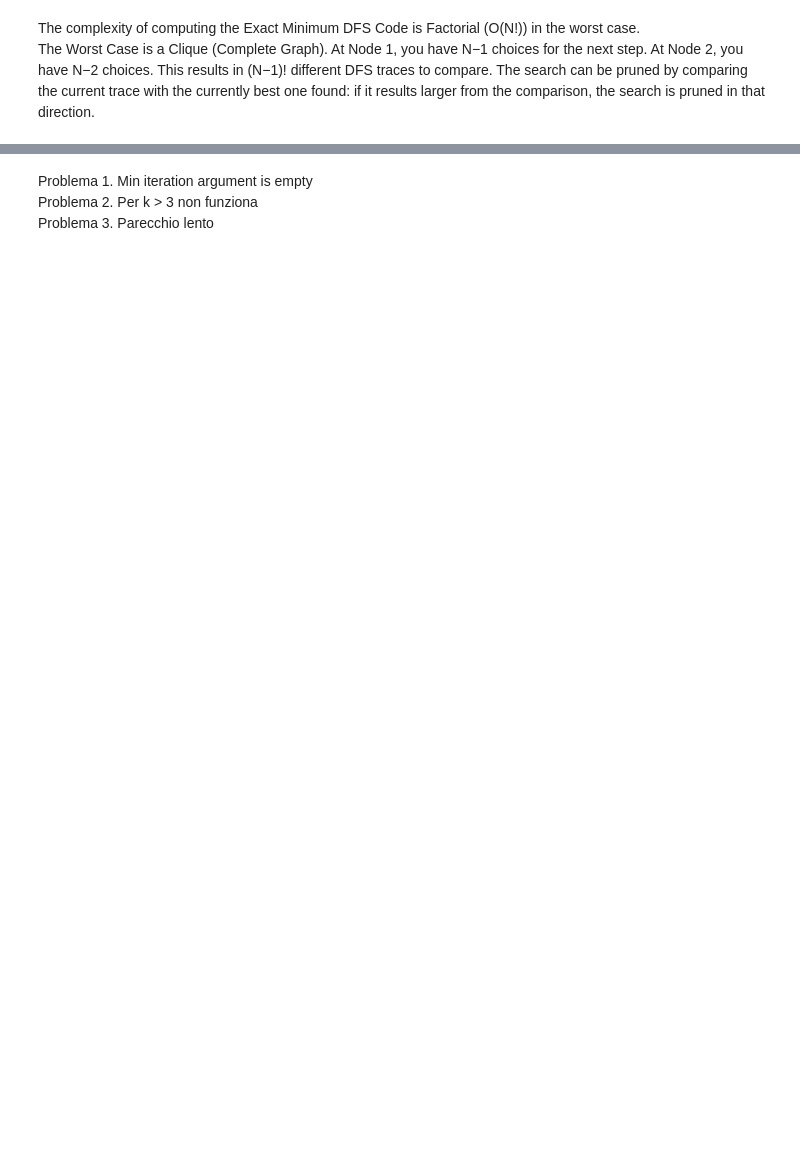
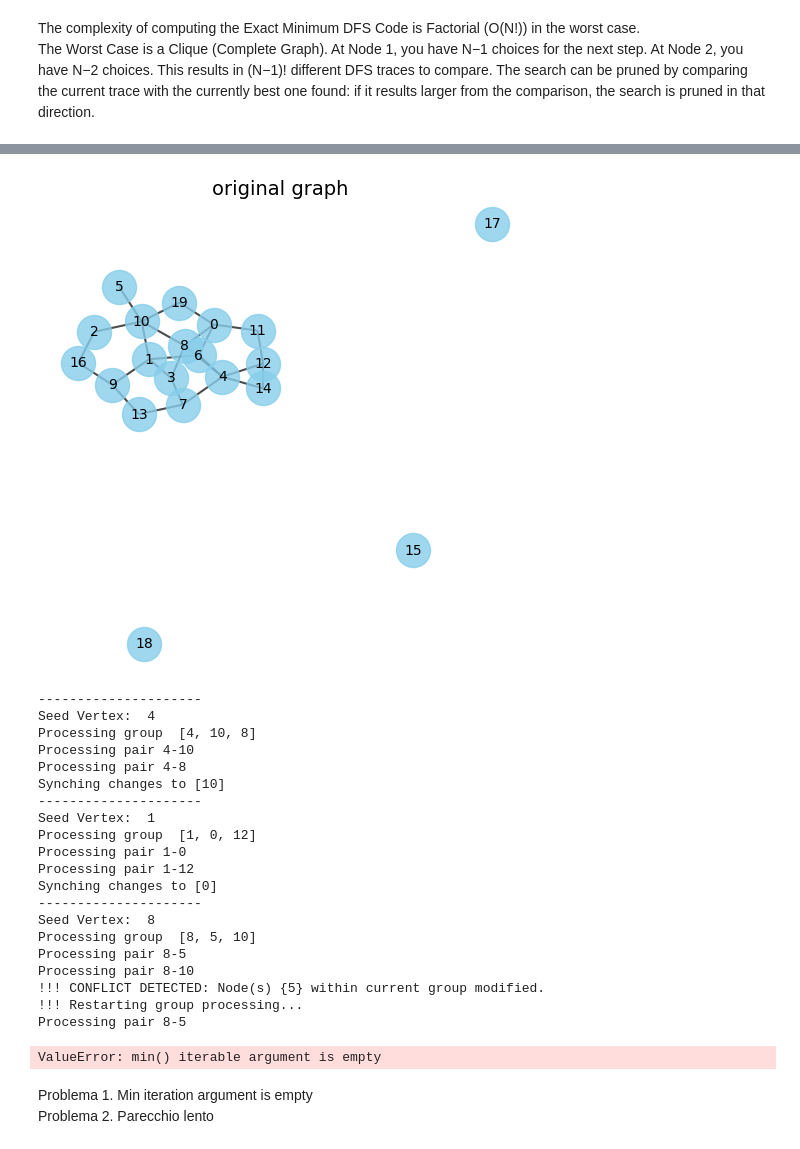
Before and after one commit to AzzurraSuffia/DPP, a Jupyter notebook: analysis.ipynb, the cells around one changed output, grey strips where cells are left out. Saved outputs shown, nothing was run; the diff lists cells and outputs as text; code cells hidden in the pictures; blank space fills up the shorter version.

```diff
--- a/analysis.ipynb
+++ b/analysis.ipynb
@@ -20,4 +37,37 @@ check_isomorphic_classes(G_anon, eq_dict)
+# %%
+import networkx as nx
+from SocialAnonymizer import SocialAnonymizer
+from utils import plot_component, check_isomorphic_classes
+# i think in this situation the problem is that 3 is changing 1 which is part of the same anon class
+G_random = nx.gnp_random_graph(n=20, p=0.1)
+plot_component(G_random, "original graph")
+social_anonymizer = SocialAnonymizer(alpha=0, beta=1, gamma=1)
+G_anon, eq_dict = social_anonymizer.anonymize_graph(G_random, k=3)
+plot_component(G_anon, "anon graph")
+check_isomorphic_classes(G_anon, eq_dict)
+# %% [output]
+[figure, added]
+---------------------
+Seed Vertex:  4
+Processing group  [4, 10, 8]
+Processing pair 4-10
+Processing pair 4-8
+Synching changes to [10]
+---------------------
+Seed Vertex:  1
+Processing group  [1, 0, 12]
+Processing pair 1-0
+Processing pair 1-12
+Synching changes to [0]
+---------------------
+Seed Vertex:  8
+Processing group  [8, 5, 10]
+Processing pair 8-5
+Processing pair 8-10
+!!! CONFLICT DETECTED: Node(s) {5} within current group modified.
+!!! Restarting group processing...
+Processing pair 8-5
+ValueError: min() iterable argument is empty
 # %% [markdown]
 Problema 1. Min iteration argument is empty
-Problema 2. Per k > 3 non funziona
-Problema 3. Parecchio lento
+Problema 2. Parecchio lento
```
Also changed, not shown: parts of 1 cell of this notebook, 1 other file.
